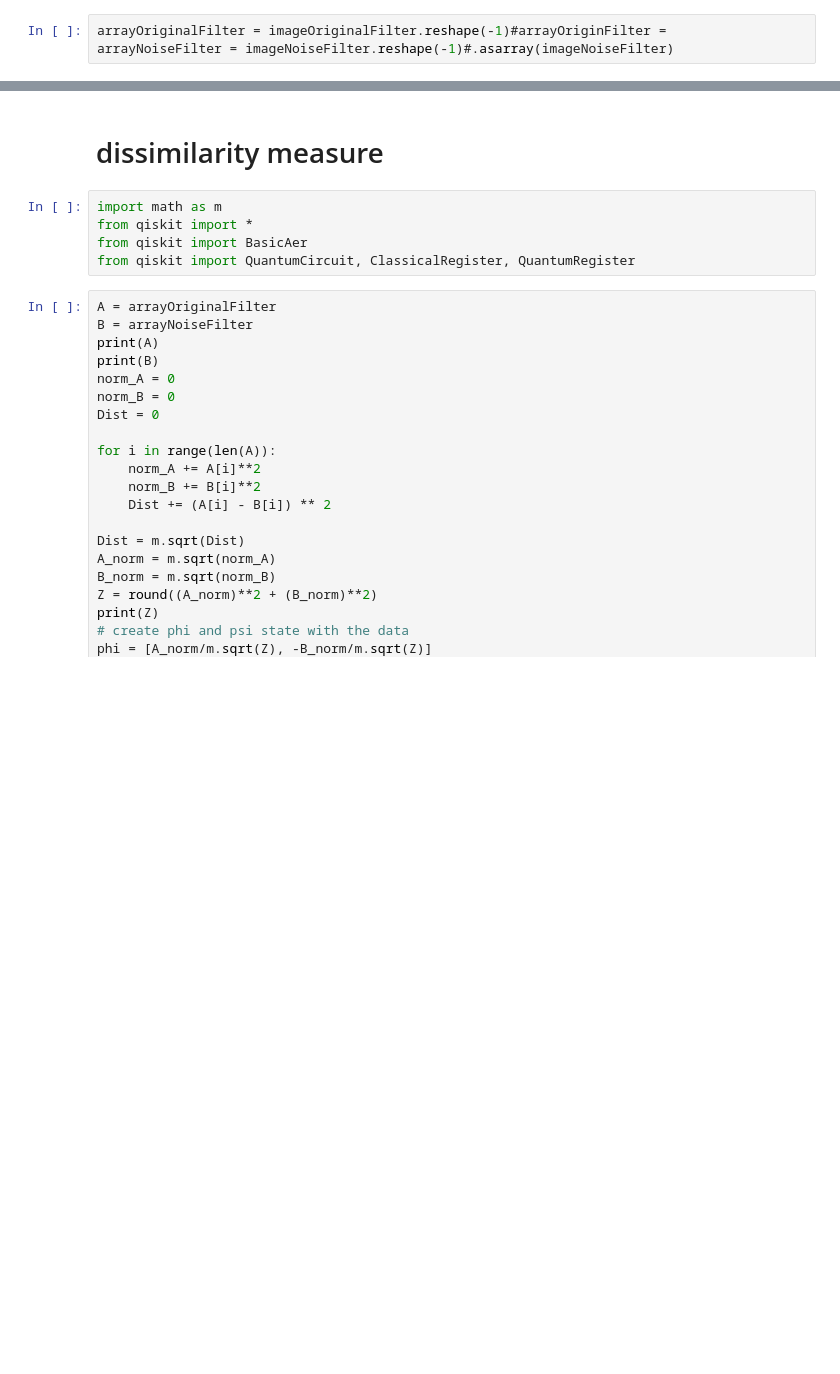
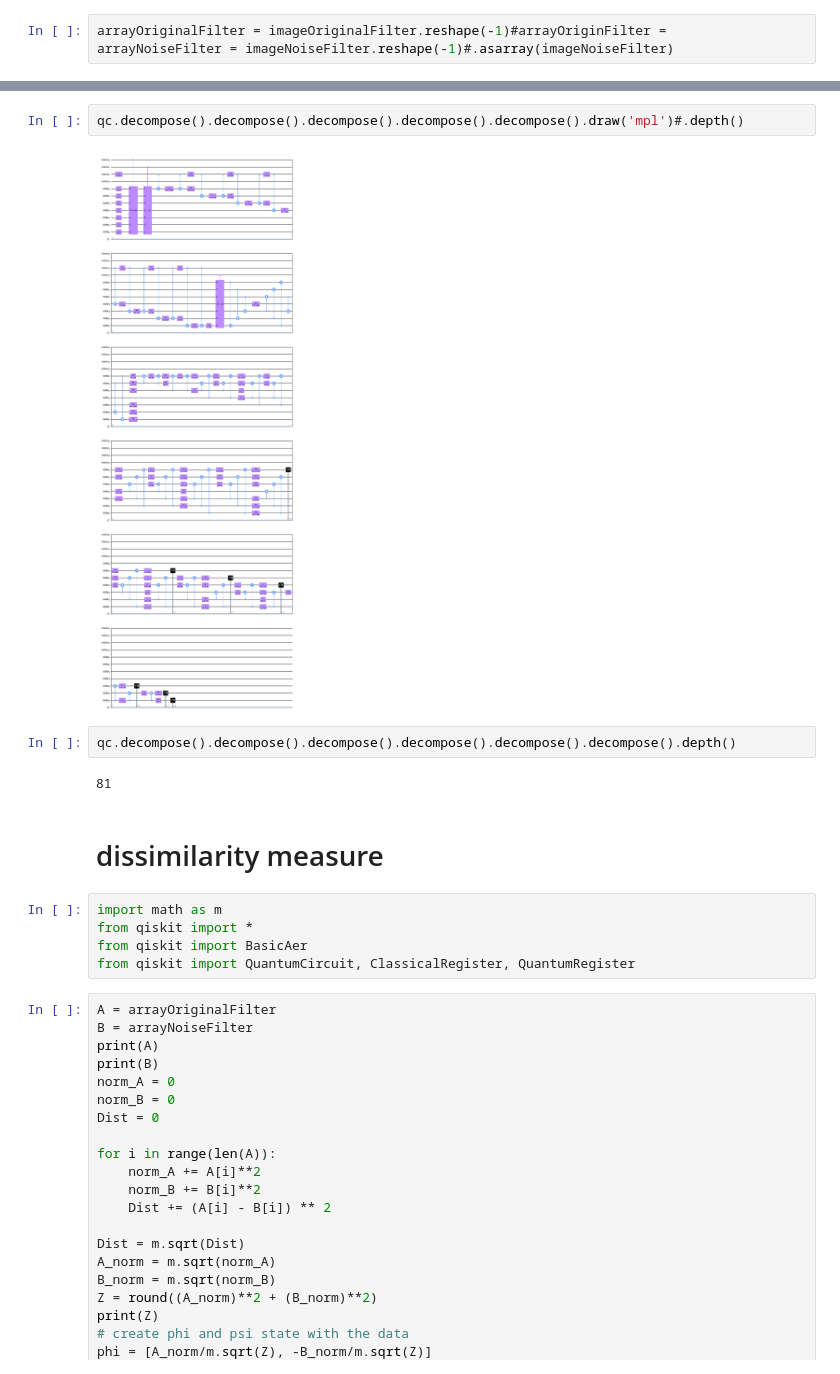
Before and after one commit to Miguelillnino/Quantum-Block-Matching-Algorithm, a Jupyter notebook: Quantum_Block_matching.ipynb, the cells around one changed output, grey strips where cells are left out. Drawn from its saved outputs; the diff is of its cells as text; blank space fills up the shorter version.

```diff
--- a/Quantum_Block_matching.ipynb
+++ b/Quantum_Block_matching.ipynb
@@ -557,3 +747,11 @@ print(normalized_amplitudes_noisy)
+# %%
+qc.decompose().decompose().decompose().decompose().decompose().draw('mpl')#.depth()
+# %% [output]
+[figure, added]
+# %%
+qc.decompose().decompose().decompose().decompose().decompose().decompose().depth()
+# %% [output]
+81
 # %% [markdown]
 # dissimilarity measure
 # %%
```
Also changed, not shown: parts of 34 cells of this notebook, 2 other files.
